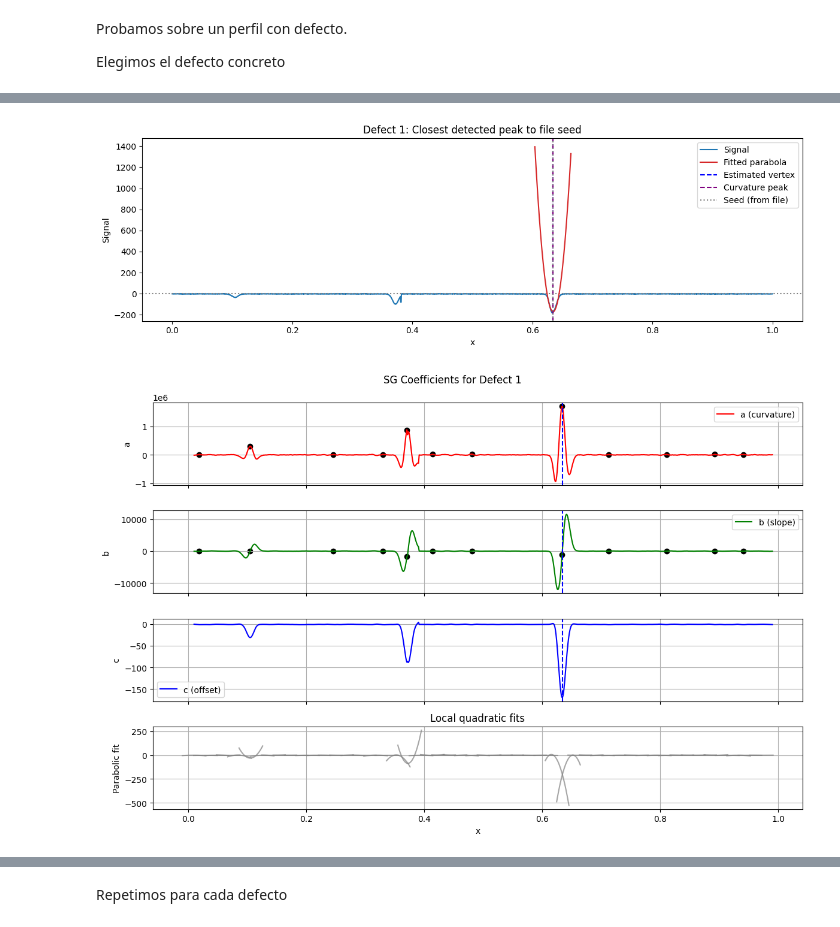
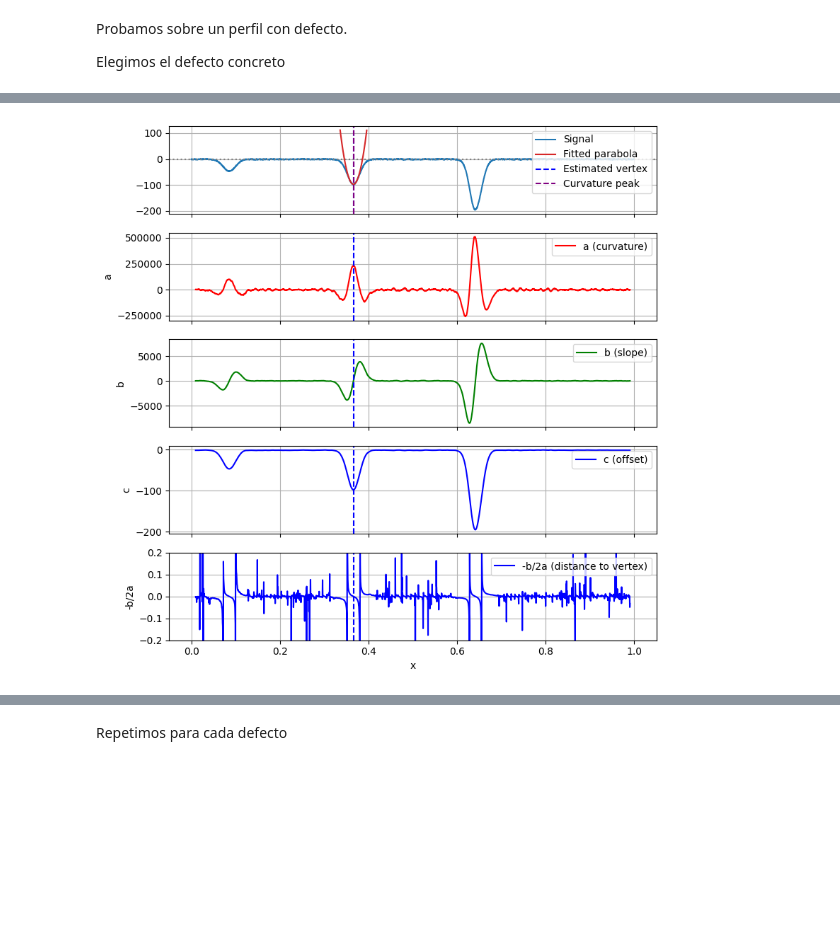
Before and after one commit to mario-musashi/filtro-sg-interpretacion-geometrica, a Jupyter notebook: sg_defectos_Simulados.ipynb, the cells around one changed output, grey strips where cells are left out. Cells and saved outputs as stored; diff of their text form; code cells hidden in the pictures; blank space fills up the shorter version.

Commit message:
experimentos con defectos reales

```diff
--- a/sg_defectos_Simulados.ipynb
+++ b/sg_defectos_Simulados.ipynb
@@ -133,7 +135,7 @@ from scipy.signal import find_peaks
 # ============================================
 # Parámetro de entrada: índice del defecto (0 a N-1)
 # ============================================
-defecto_idx = 1
+defecto_idx = 6
 
 # ============================================
 # Cargar coordenadas desde archivo
@@ -201,64 +203,53 @@ df = pd.DataFrame({
 print(df.round(6))
 
 # ============================================
+# Plot combined figures
+# ============================================
+fig, axs = plt.subplots(5, 1, figsize=(8, 8), sharex=True)
+
 # Plot perfil con parábola
-# ============================================
-plt.figure(figsize=(12, 4))
-plt.plot(x, perfil, label="Signal")
-plt.axhline(0, color='gray', linestyle=':')
+axs[0].plot(x, perfil, label="Signal")
+axs[0].axhline(0, color='gray', linestyle=':')
 
 x_range = np.linspace(-0.03, 0.03, 100)
 x_parab = vertex + x_range
 y_parab = a_detected[0] * x_range**2 + b_detected[0] * x_range + c_detected[0]
-plt.plot(x_parab, y_parab, color='tab:red', linewidth=1.5, label="Fitted parabola")
+axs[0].plot(x_parab, y_parab, color='tab:red', linewidth=1.5, label="Fitted parabola")
 
 # Líneas verticales
-plt.axvline(vertex, color='blue', linestyle='--', label="Estimated vertex")
-plt.axvline(x_peak, color='purple', linestyle='--', label="Curvature peak")
-plt.axvline(x_target, color='gray', linestyle=':', label="Seed (from file)")
-
-plt.legend()
-plt.title(f"Defect {defecto_idx}: Closest detected peak to file seed")
-plt.xlabel("x")
-plt.ylabel("Signal")
-plt.tight_layout()
-plt.show()
-
-# ============================================
-# Coeficientes a, b, c
-# ============================================
-fig, axs = plt.subplots(4, 1, figsize=(12, 8), sharex=True)
-
-axs[0].plot(x_valid, a_vals, label="a (curvature)", color='red')
-axs[0].scatter(x_peaks, a_peaks, color='black')
-axs[0].axvline(vertex, color='blue', linestyle='--')
-axs[0].set_ylabel("a")
+axs[0].axvline(vertex, color='blue', linestyle='--', label="Estimated vertex")
+axs[0].axvline(x_peak, color='purple', linestyle='--', label="Curvature peak")
 axs[0].legend()
+# axs[0].set_ylabel("Detrended signal")
 axs[0].grid(True)
 
-axs[1].plot(x_valid, b_vals, label="b (slope)", color='green')
-axs[1].scatter(x_peaks, b_peaks, color='black')
+# Plot coefficients
+axs[1].plot(x_valid, a_vals, label="a (curvature)", color='red')
 axs[1].axvline(vertex, color='blue', linestyle='--')
-axs[1].set_ylabel("b")
+axs[1].set_ylabel("a")
 axs[1].legend()
 axs[1].grid(True)
 
-axs[2].plot(x_valid, c_vals, label="c (offset)", color='blue')
+axs[2].plot(x_valid, b_vals, label="b (slope)", color='green')
 axs[2].axvline(vertex, color='blue', linestyle='--')
-axs[2].set_ylabel("c")
+axs[2].set_ylabel("b")
 axs[2].legend()
 axs[2].grid(True)
 
-axs[3].set_title("Local quadratic fits")
-slice = 50
-for xi, a, b, c in zip(x_valid[::slice], a_vals[::slice], b_vals[::slice], c_vals[::slice]):
-    x_local = np.linspace(-0.02, 0.02, 100)
-    y_local = a * x_local**2 + b * x_local + c
-    axs[3].plot(xi + x_local, y_local, color='gray', alpha=0.7)
-axs[3].set_ylabel("Parabolic fit")
-axs[3].set_xlabel("x")
+axs[3].plot(x_valid, c_vals, label="c (offset)", color='blue')
+axs[3].axvline(vertex, color='blue', linestyle='--')
+axs[3].set_ylabel("c")
+axs[3].legend()
 axs[3].grid(True)
-plt.suptitle(f"SG Coefficients for Defect {defecto_idx}")
+
+axs[4].plot(x_valid, (-1*b_vals) / (2 * a_vals), label="-b/2a (distance to vertex)", color='blue')
+axs[4].axvline(vertex, color='blue', linestyle='--')
+axs[4].set_ylabel("-b/2a")
+axs[4].set_ylim([-.2, .2])
+axs[4].legend()
+axs[4].grid(True)
+
+plt.xlabel("x")
 plt.tight_layout()
 plt.show()
 # %% [output]
@@ -267,2 +258 @@ plt.show()
-[figure, old version]
+[figure, new version]
-[figure, removed]
```
Also changed, not shown: parts of 7 cells of this notebook, 15 other files.
